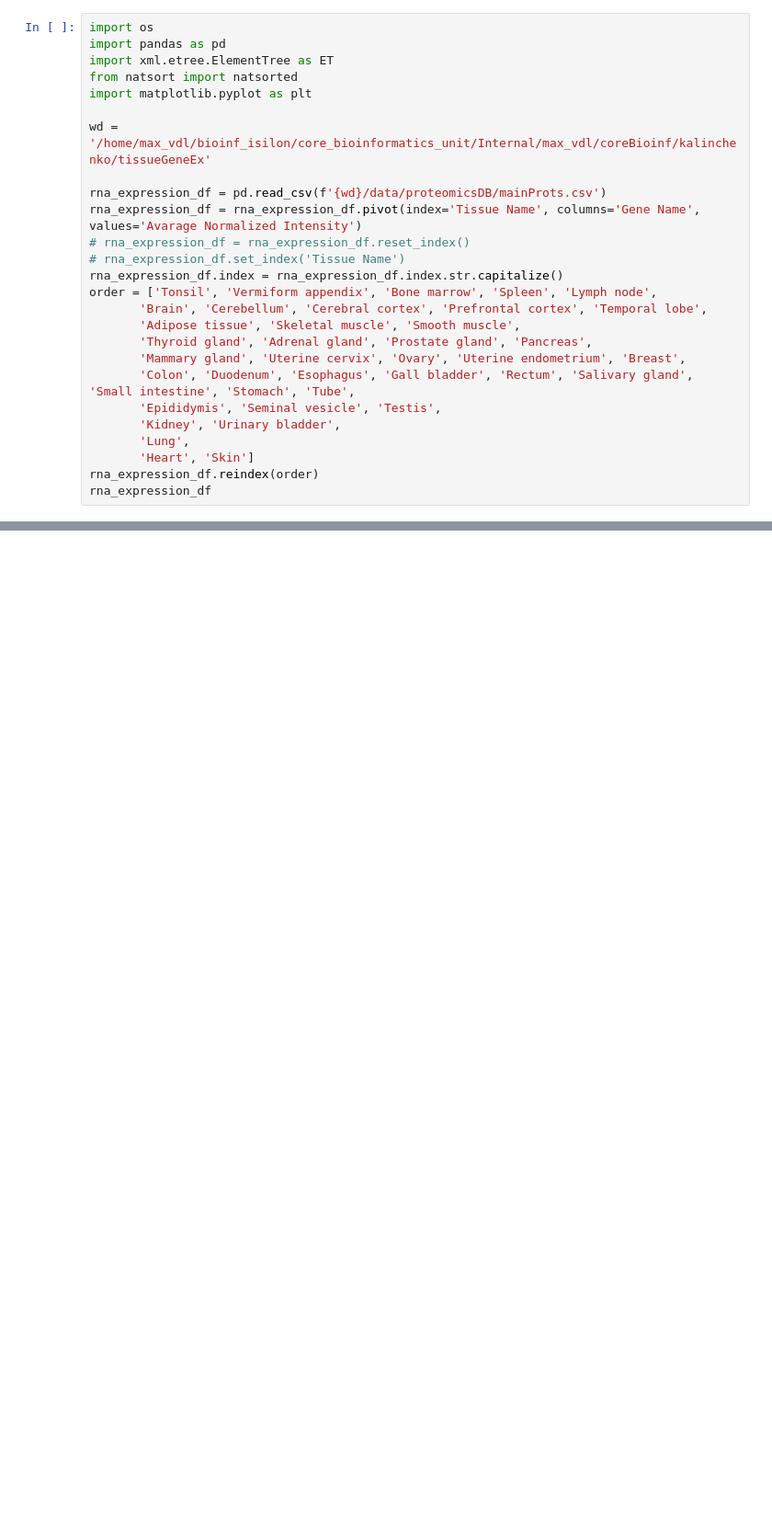
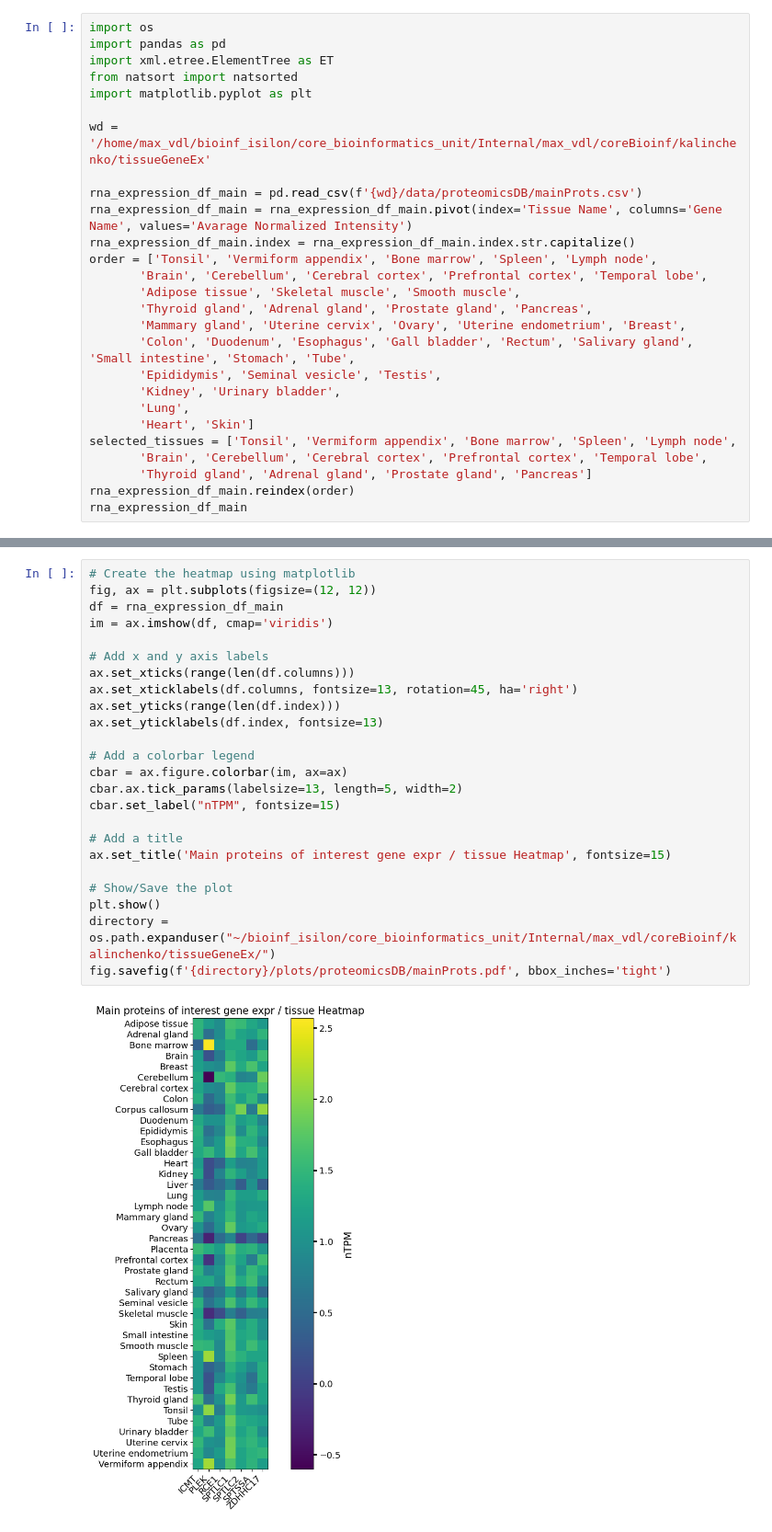
Before and after one commit to CCRI-Bioinformatics/Artem_GeneEx_Palmitoylation, a Jupyter notebook: proteomicsDB.ipynb, the cells around one changed output, grey strips where cells are left out. Shown at 92% size. Drawn from its saved outputs; the diff is of its cells as text; blank space fills up the shorter version.

Commit message:
protDB human plots

```diff
--- a/proteomicsDB.ipynb
+++ b/proteomicsDB.ipynb
@@ -7,11 +7,9 @@ import matplotlib.pyplot as plt
 
 wd = '/home/max_vdl/bioinf_isilon/core_bioinformatics_unit/Internal/max_vdl/coreBioinf/kalinchenko/tissueGeneEx'
 
-rna_expression_df = pd.read_csv(f'{wd}/data/proteomicsDB/mainProts.csv')
-rna_expression_df = rna_expression_df.pivot(index='Tissue Name', columns='Gene Name', values='Avarage Normalized Intensity')
-# rna_expression_df = rna_expression_df.reset_index()
-# rna_expression_df.set_index('Tissue Name')
-rna_expression_df.index = rna_expression_df.index.str.capitalize()
+rna_expression_df_main = pd.read_csv(f'{wd}/data/proteomicsDB/mainProts.csv')
+rna_expression_df_main = rna_expression_df_main.pivot(index='Tissue Name', columns='Gene Name', values='Avarage Normalized Intensity')
+rna_expression_df_main.index = rna_expression_df_main.index.str.capitalize()
 order = ['Tonsil', 'Vermiform appendix', 'Bone marrow', 'Spleen', 'Lymph node',
        'Brain', 'Cerebellum', 'Cerebral cortex', 'Prefrontal cortex', 'Temporal lobe',
        'Adipose tissue', 'Skeletal muscle', 'Smooth muscle',
@@ -22,8 +20,11 @@ order = ['Tonsil', 'Vermiform appendix', 'Bone marrow', 'Spleen', 'Lymph node',
        'Kidney', 'Urinary bladder',
        'Lung',
        'Heart', 'Skin']
-rna_expression_df.reindex(order)
-rna_expression_df
+selected_tissues = ['Tonsil', 'Vermiform appendix', 'Bone marrow', 'Spleen', 'Lymph node',
+       'Brain', 'Cerebellum', 'Cerebral cortex', 'Prefrontal cortex', 'Temporal lobe',
+       'Thyroid gland', 'Adrenal gland', 'Prostate gland', 'Pancreas']
+rna_expression_df_main.reindex(order)
+rna_expression_df_main
 # %% [output]
 | Gene Name | ICMT | PLEK | RCE1 | SPTLC1 | SPTLC2 | SPTSSA | ZDHHC17 |
 | Tissue Name |  |  |  |  |  |  |  |
@@ -45,0 +75,26 @@ rna_expression_df
+# %%
+# Create the heatmap using matplotlib
+fig, ax = plt.subplots(figsize=(12, 12))
+df = rna_expression_df_main
+im = ax.imshow(df, cmap='viridis')
+
+# Add x and y axis labels
+ax.set_xticks(range(len(df.columns)))
+ax.set_xticklabels(df.columns, fontsize=13, rotation=45, ha='right')
+ax.set_yticks(range(len(df.index)))
+ax.set_yticklabels(df.index, fontsize=13)
+
+# Add a colorbar legend
+cbar = ax.figure.colorbar(im, ax=ax)
+cbar.ax.tick_params(labelsize=13, length=5, width=2)
+cbar.set_label("nTPM", fontsize=15)
+
+# Add a title
+ax.set_title('Main proteins of interest gene expr / tissue Heatmap', fontsize=15)
+
+# Show/Save the plot
+plt.show()
+directory = os.path.expanduser("~/bioinf_isilon/core_bioinformatics_unit/Internal/max_vdl/coreBioinf/kalinchenko/tissueGeneEx/")
+fig.savefig(f'{directory}/plots/proteomicsDB/mainProts.pdf', bbox_inches='tight')
+# %% [output]
+[figure, added]
```
Also changed, not shown: parts of 4 cells of this notebook.
